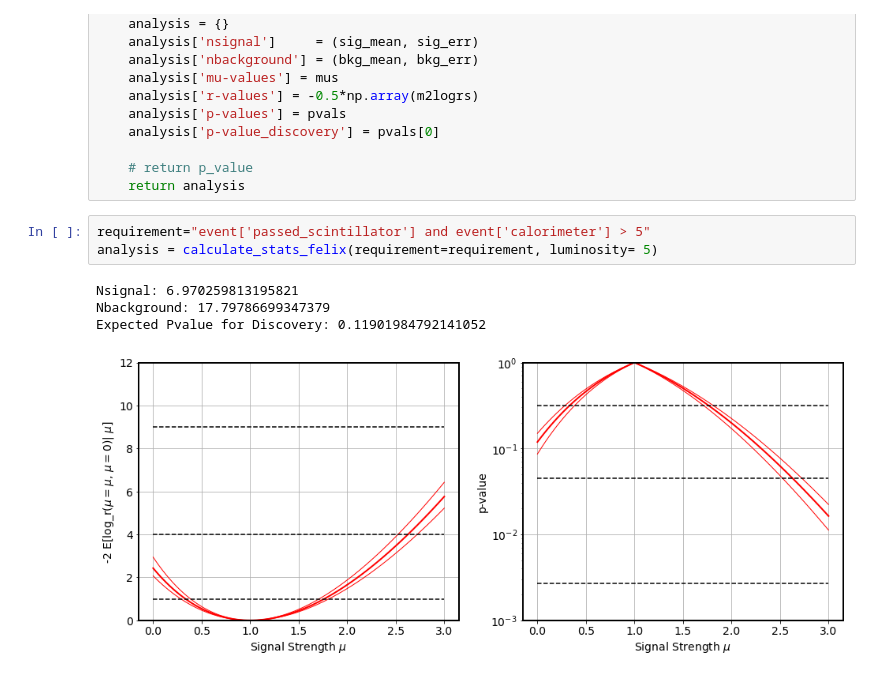
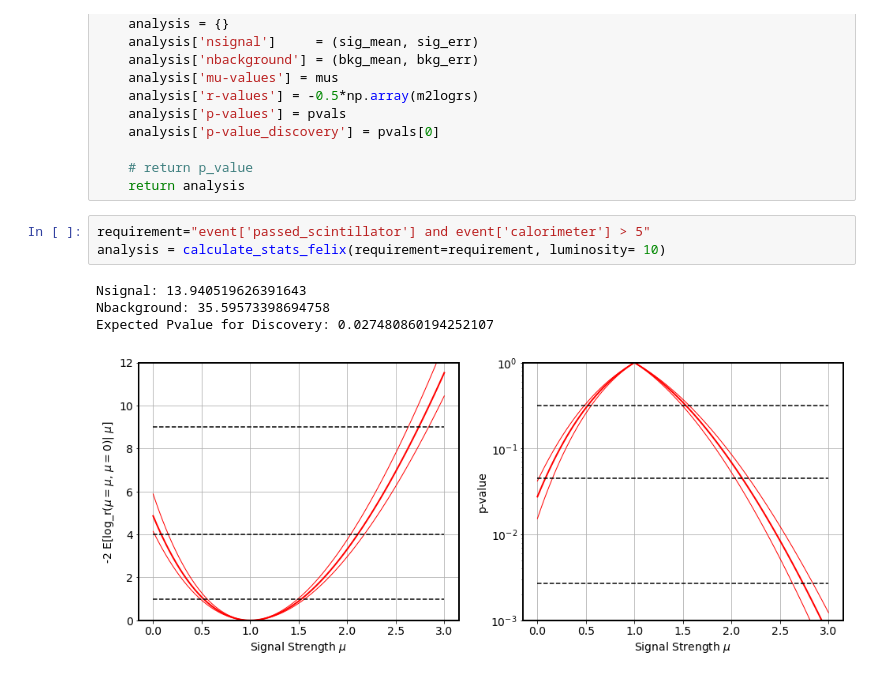
Before and after one commit to mwaterbury/scintillatorneutrinos, a Jupyter notebook: Analysis_Felix.ipynb, the cells around one changed output. Drawn from its saved outputs; the diff is of its cells as text.

```diff
--- a/Analysis_Felix.ipynb
+++ b/Analysis_Felix.ipynb
@@ -787,9 +787,9 @@ def calculate_stats_felix(requirement="True", luminosity = 1, do_plot=True):
     return analysis
 # %%
 requirement="event['passed_scintillator'] and event['calorimeter'] > 5"
-analysis = calculate_stats_felix(requirement=requirement, luminosity= 5)
+analysis = calculate_stats_felix(requirement=requirement, luminosity= 10)
 # %% [output]
-Nsignal: 6.970259813195821
-Nbackground: 17.79786699347379
-Expected Pvalue for Discovery: 0.11901984792141052
+Nsignal: 13.940519626391643
+Nbackground: 35.59573398694758
+Expected Pvalue for Discovery: 0.027480860194252107
-[figure, old version]
+[figure, new version]
```
Also changed, not shown: parts of 1 cell of this notebook.
